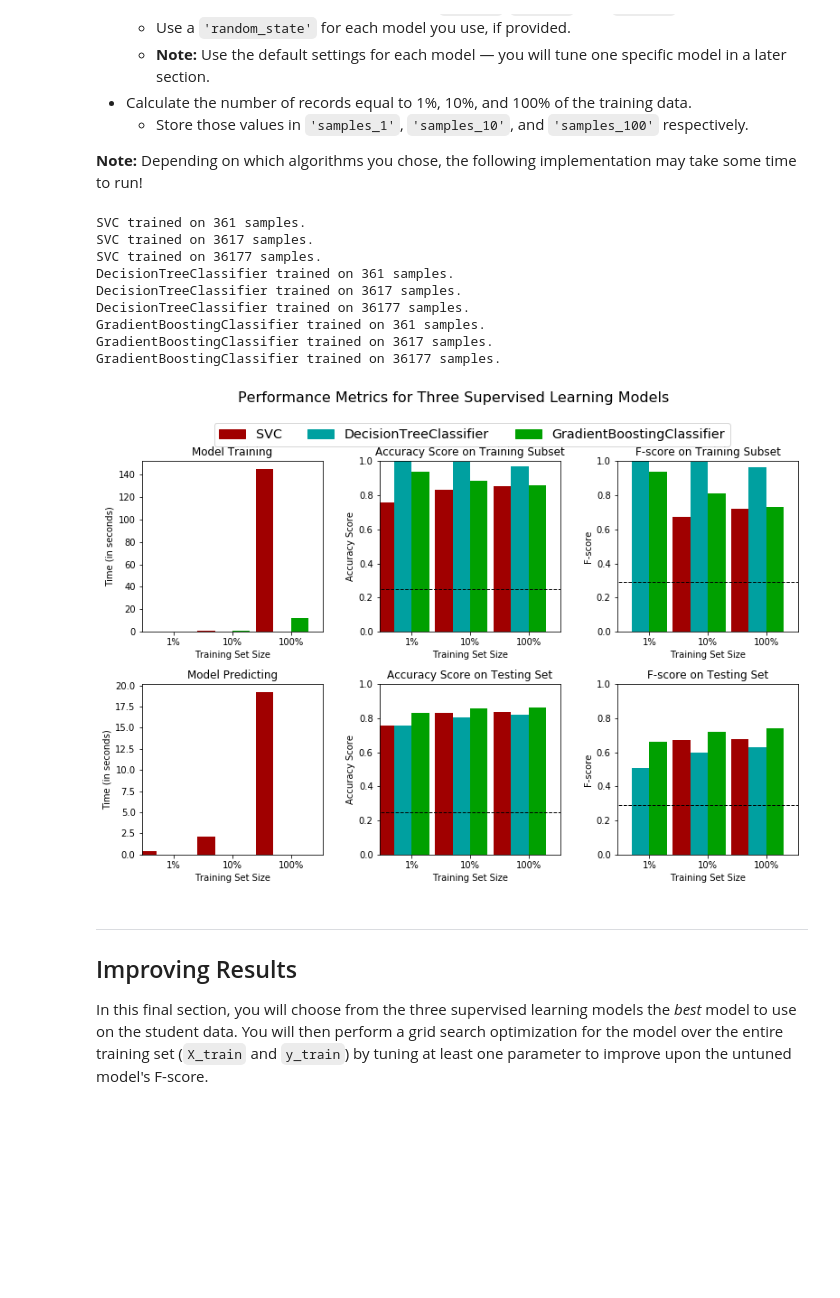
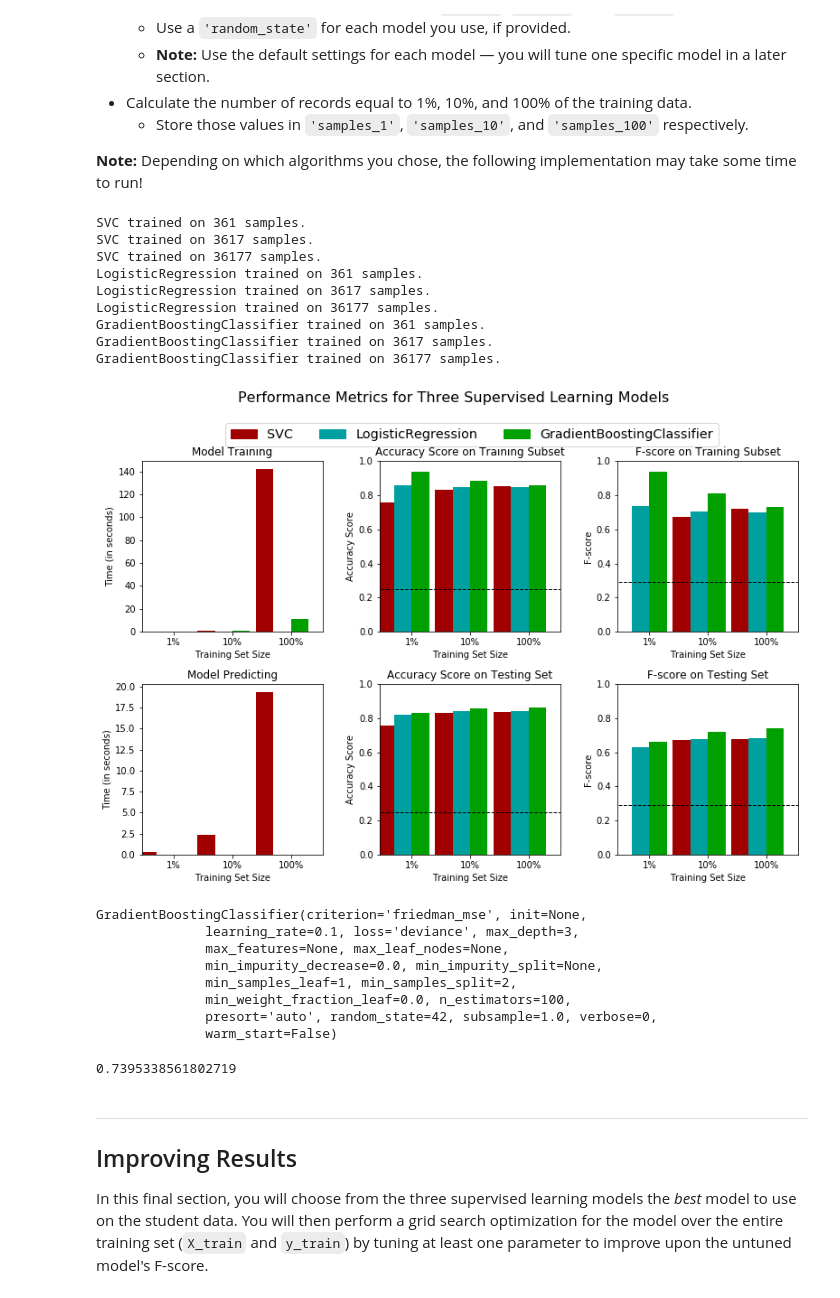
Before and after one commit to agoila/udacity-mlnd-P2, a Jupyter notebook: finding_donors.ipynb, the cells around one changed output. Cells and saved outputs as stored; diff of their text form; code cells hidden in the pictures; blank space fills up the shorter version.

```diff
--- a/finding_donors.ipynb
+++ b/finding_donors.ipynb
@@ -358,44 +358,57 @@ In the code cell, you will need to implement the following:
 # %%
 # TODO: Import the three supervised learning models from sklearn
 from sklearn.svm import SVC
-from sklearn.tree import DecisionTreeClassifier
+from sklearn.linear_model import LogisticRegression
 from sklearn.ensemble import GradientBoostingClassifier
 
 # TODO: Initialize the three models
 clf_A = SVC(random_state=42)
-clf_B = DecisionTreeClassifier(random_state=42)
+clf_B = LogisticRegression(random_state=42)
 clf_C = GradientBoostingClassifier(random_state=42)
 
 # TODO: Calculate the number of samples for 1%, 10%, and 100% of the training data
 # HINT: samples_100 is the entire training set i.e. len(y_train)
 # HINT: samples_10 is 10% of samples_100 (ensure to set the count of the values to be `int` and not `float`)
 # HINT: samples_1 is 1% of samples_100 (ensure to set the count of the values to be `int` and not `float`)
 samples_100 = len(y_train)
 samples_10 = int(0.1*len(y_train))
 samples_1 = int(0.01*len(y_train))
 
 # Collect results on the learners
 results = {}
 for clf in [clf_A, clf_B, clf_C]:
     clf_name = clf.__class__.__name__
     results[clf_name] = {}
     for i, samples in enumerate([samples_1, samples_10, samples_100]):
         results[clf_name][i] = \
         train_predict(clf, samples, X_train, y_train, X_test, y_test)
 
 # Run metrics visualization for the three supervised learning models chosen
 vs.evaluate(results, accuracy, fscore)
+clf_C
 # %% [output]
 SVC trained on 361 samples.
 SVC trained on 3617 samples.
 SVC trained on 36177 samples.
-DecisionTreeClassifier trained on 361 samples.
-DecisionTreeClassifier trained on 3617 samples.
-DecisionTreeClassifier trained on 36177 samples.
+LogisticRegression trained on 361 samples.
+LogisticRegression trained on 3617 samples.
+LogisticRegression trained on 36177 samples.
 GradientBoostingClassifier trained on 361 samples.
 GradientBoostingClassifier trained on 3617 samples.
 GradientBoostingClassifier trained on 36177 samples.
-[figure, old version]
+[figure, new version]
+GradientBoostingClassifier(criterion='friedman_mse', init=None,
+              learning_rate=0.1, loss='deviance', max_depth=3,
+              max_features=None, max_leaf_nodes=None,
+              min_impurity_decrease=0.0, min_impurity_split=None,
+              min_samples_leaf=1, min_samples_split=2,
+              min_weight_fraction_leaf=0.0, n_estimators=100,
+              presort='auto', random_state=42, subsample=1.0, verbose=0,
+              warm_start=False)
+# %%
+results['GradientBoostingClassifier'][2]['f_test']
+# %% [output]
+0.7395338561802719
 # %% [markdown]
 ----
 ## Improving Results
```
Also changed, not shown: parts of 4 cells of this notebook.
